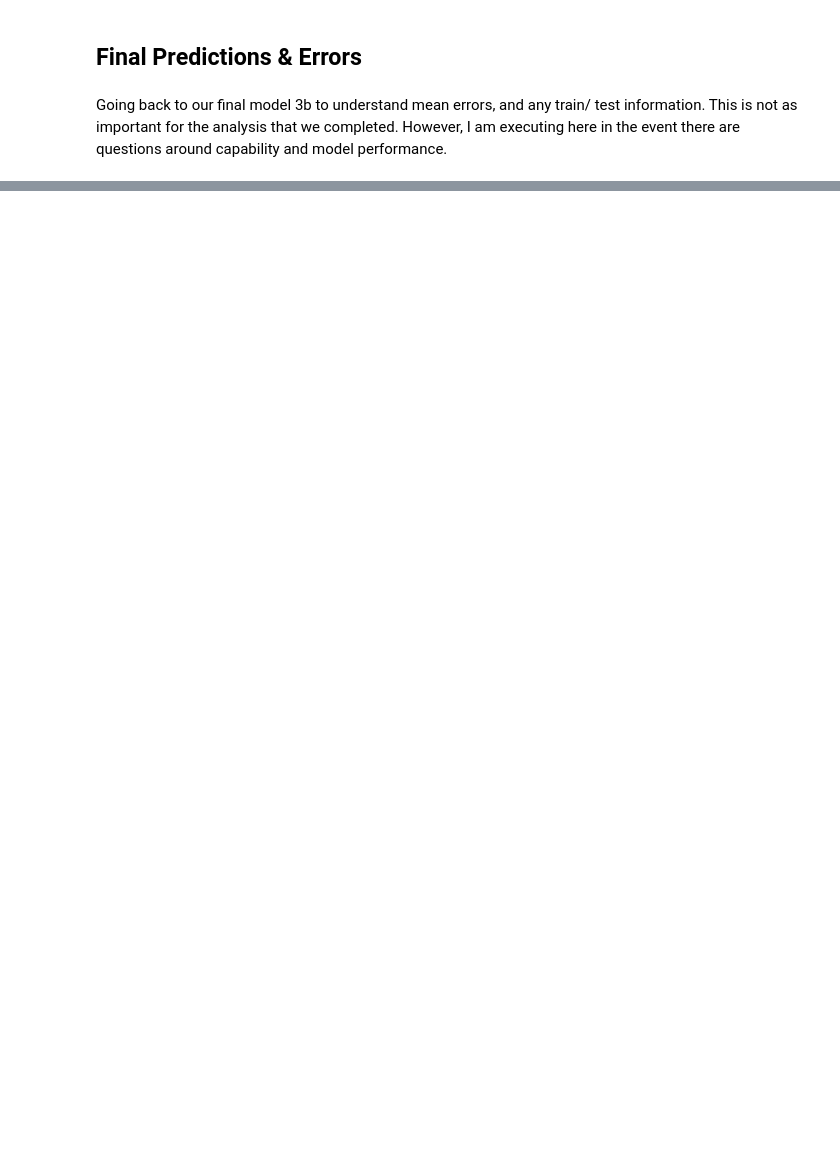
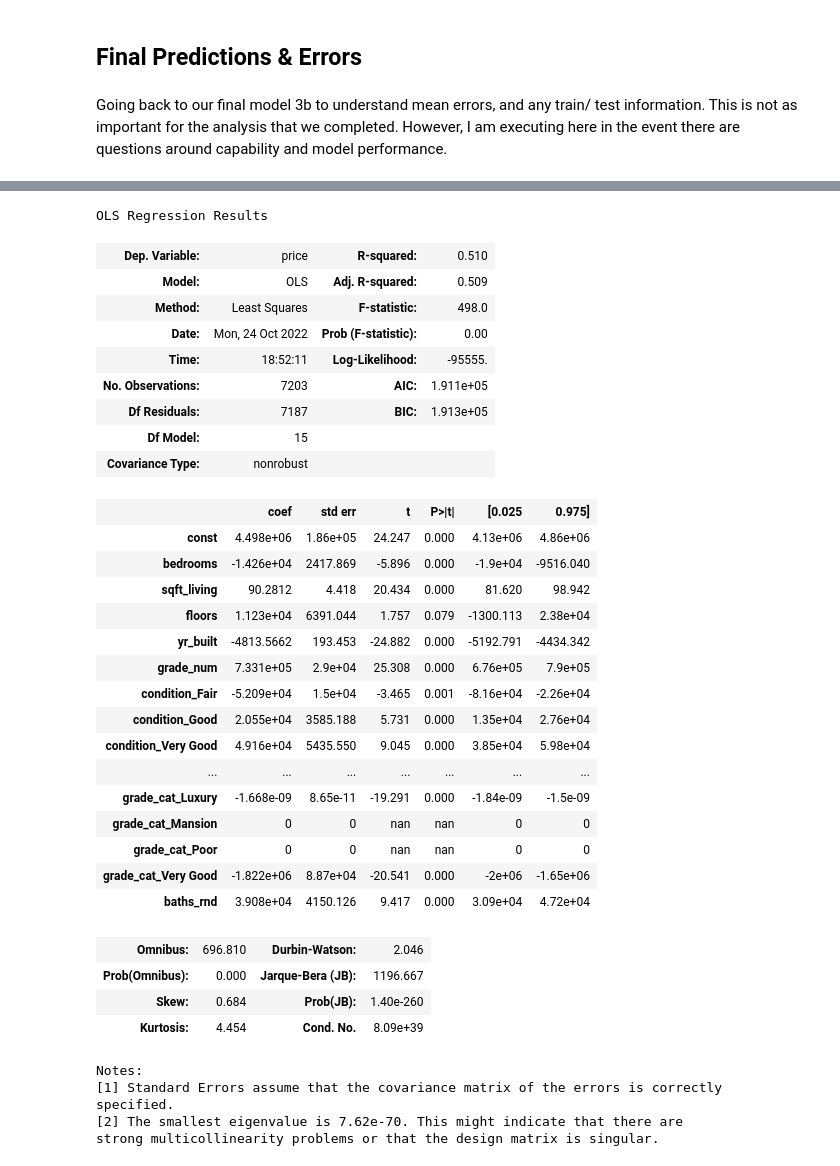
Before and after one commit to heathlikethecandybar/dsc-phase-2-project-v2-3, a Jupyter notebook: phase_2_project.ipynb, the cells around one changed output, grey strips where cells are left out. Drawn from its saved outputs; the diff is of its cells as text; code cells hidden in the pictures; blank space fills up the shorter version.

```diff
--- a/phase_2_project.ipynb
+++ b/phase_2_project.ipynb
@@ -1652,0 +1473,3 @@ plt.legend()
+# %%
+final_df_middle = final_df.loc[(final_df['yr_built'] >= 1932) & (final_df['yr_built'] < 1972)]
+final_df_middle.describe()
@@ -1652,0 +1537,51 @@ plt.legend()
+# %%
+# model 3b - removed outliers, combined with features with p values > .05
+
+# create target
+target5mid = final_df_middle['price']
+
+# create predictors
+predictors5mid = final_df_middle.drop(['price'], axis=1)
+
+# create model intercept
+predictors_int5mid = sm.add_constant(predictors5mid)
+
+# fit model to data
+model5mid = sm.OLS(target5mid,predictors_int5mid).fit()
+# %%
+model5mid.summary()
+# %% [output]
+OLS Regression Results
+| Dep. Variable: | price | R-squared: | 0.510 |
+| Model: | OLS | Adj. R-squared: | 0.509 |
+| Method: | Least Squares | F-statistic: | 498.0 |
+| Date: | Mon, 24 Oct 2022 | Prob (F-statistic): | 0.00 |
+| Time: | 18:52:11 | Log-Likelihood: | -95555. |
+| No. Observations: | 7203 | AIC: | 1.911e+05 |
+| Df Residuals: | 7187 | BIC: | 1.913e+05 |
+| Df Model: | 15 |  |  |
+| Covariance Type: | nonrobust |  |  |
+|  | coef | std err | t | P>|t| | [0.025 | 0.975] |
+| const | 4.498e+06 | 1.86e+05 | 24.247 | 0.000 | 4.13e+06 | 4.86e+06 |
+| bedrooms | -1.426e+04 | 2417.869 | -5.896 | 0.000 | -1.9e+04 | -9516.040 |
+| sqft_living | 90.2812 | 4.418 | 20.434 | 0.000 | 81.620 | 98.942 |
+| floors | 1.123e+04 | 6391.044 | 1.757 | 0.079 | -1300.113 | 2.38e+04 |
+| yr_built | -4813.5662 | 193.453 | -24.882 | 0.000 | -5192.791 | -4434.342 |
+| grade_num | 7.331e+05 | 2.9e+04 | 25.308 | 0.000 | 6.76e+05 | 7.9e+05 |
+| condition_Fair | -5.209e+04 | 1.5e+04 | -3.465 | 0.001 | -8.16e+04 | -2.26e+04 |
+| condition_Good | 2.055e+04 | 3585.188 | 5.731 | 0.000 | 1.35e+04 | 2.76e+04 |
+| condition_Very Good | 4.916e+04 | 5435.550 | 9.045 | 0.000 | 3.85e+04 | 5.98e+04 |
+| ... | ... | ... | ... | ... | ... | ... |
+| grade_cat_Luxury | -1.668e-09 | 8.65e-11 | -19.291 | 0.000 | -1.84e-09 | -1.5e-09 |
+| grade_cat_Mansion | 0 | 0 | nan | nan | 0 | 0 |
+| grade_cat_Poor | 0 | 0 | nan | nan | 0 | 0 |
+| grade_cat_Very Good | -1.822e+06 | 8.87e+04 | -20.541 | 0.000 | -2e+06 | -1.65e+06 |
+| baths_rnd | 3.908e+04 | 4150.126 | 9.417 | 0.000 | 3.09e+04 | 4.72e+04 |
+| Omnibus: | 696.810 | Durbin-Watson: | 2.046 |
+| Prob(Omnibus): | 0.000 | Jarque-Bera (JB): | 1196.667 |
+| Skew: | 0.684 | Prob(JB): | 1.40e-260 |
+| Kurtosis: | 4.454 | Cond. No. | 8.09e+39 |
+Notes:
+[1] Standard Errors assume that the covariance matrix of the errors is correctly specified.
+[2] The smallest eigenvalue is 7.62e-70. This might indicate that there are
+strong multicollinearity problems or that the design matrix is singular.
```
Also changed, not shown: parts of 40 cells of this notebook, 1 other file.
